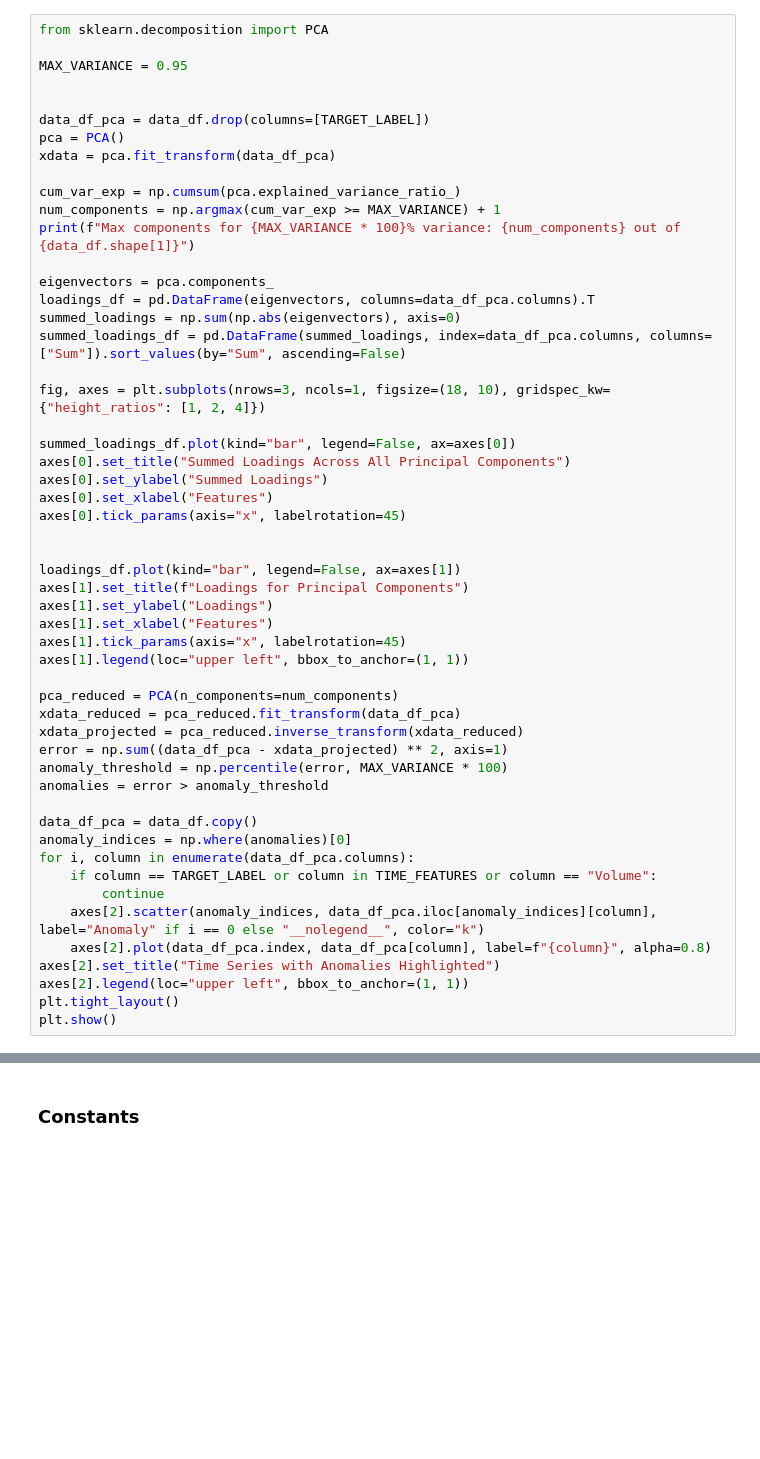
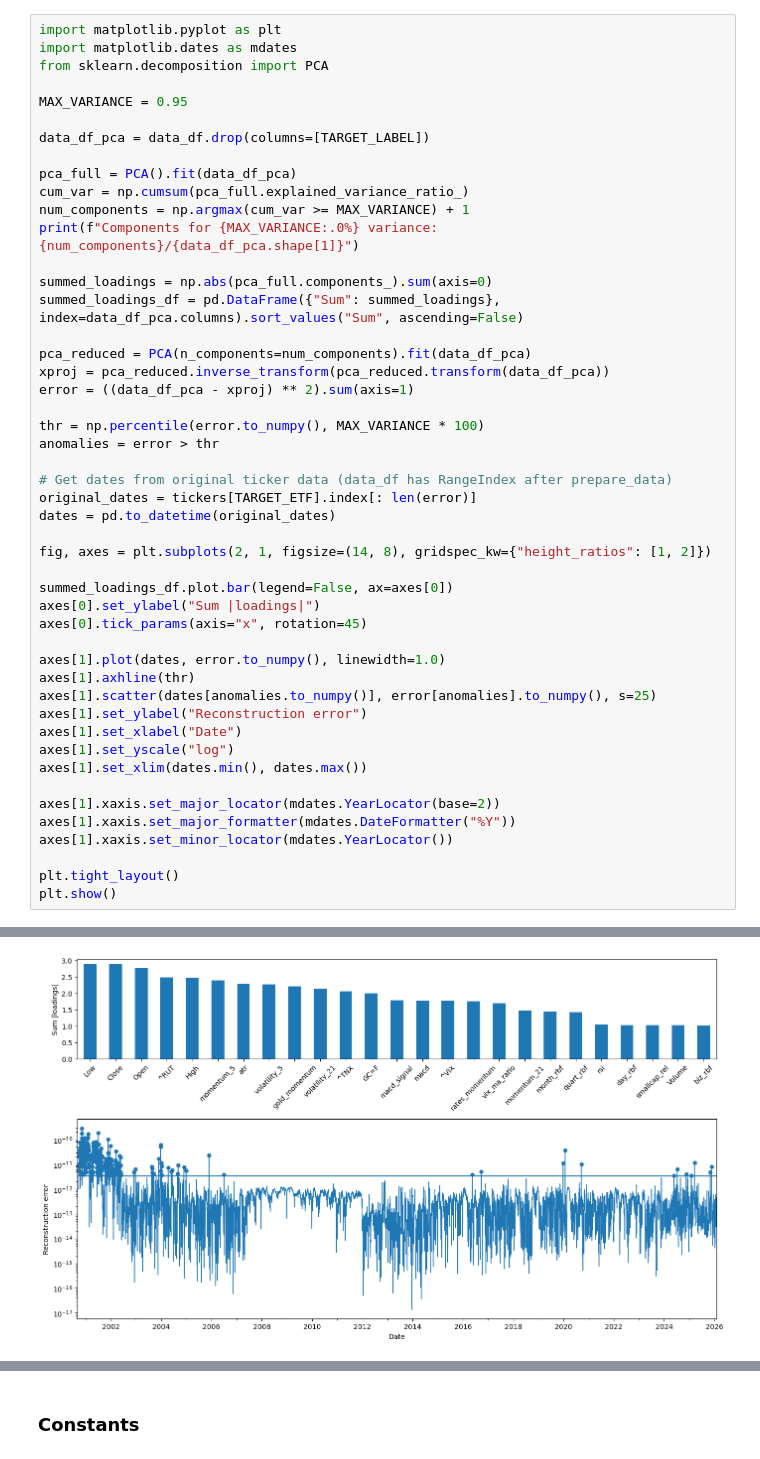
Before and after one commit to adamd1985/quant_research, a Jupyter notebook: tcn_signals_research.ipynb, the cells around one changed output, grey strips where cells are left out. Drawn from its saved outputs; the diff is of its cells as text; blank space fills up the shorter version.

```diff
--- a/tcn_signals_research.ipynb
+++ b/tcn_signals_research.ipynb
@@ -393,53 +415,49 @@ With this in mind, PCA will decompose these into components of meaningful varian
 # %%
+import matplotlib.pyplot as plt
+import matplotlib.dates as mdates
 from sklearn.decomposition import PCA
 
 MAX_VARIANCE = 0.95
 
+data_df_pca = data_df.drop(columns=[TARGET_LABEL])
 
-data_df_pca = data_df.drop(columns=[TARGET_LABEL])
-pca = PCA()
-xdata = pca.fit_transform(data_df_pca)
+pca_full = PCA().fit(data_df_pca)
+cum_var = np.cumsum(pca_full.explained_variance_ratio_)
+num_components = np.argmax(cum_var >= MAX_VARIANCE) + 1
+print(f"Components for {MAX_VARIANCE:.0%} variance: {num_components}/{data_df_pca.shape[1]}")
 
-cum_var_exp = np.cumsum(pca.explained_variance_ratio_)
-num_components = np.argmax(cum_var_exp >= MAX_VARIANCE) + 1
-print(f"Max components for {MAX_VARIANCE * 100}% variance: {num_components} out of {data_df.shape[1]}")
+summed_loadings = np.abs(pca_full.components_).sum(axis=0)
+summed_loadings_df = pd.DataFrame({"Sum": summed_loadings}, index=data_df_pca.columns).sort_values("Sum", ascending=False)
 
-eigenvectors = pca.components_
-loadings_df = pd.DataFrame(eigenvectors, columns=data_df_pca.columns).T
-summed_loadings = np.sum(np.abs(eigenvectors), axis=0)
-summed_loadings_df = pd.DataFrame(summed_loadings, index=data_df_pca.columns, columns=["Sum"]).sort_values(by="Sum", ascending=False)
+pca_reduced = PCA(n_components=num_components).fit(data_df_pca)
+xproj = pca_reduced.inverse_transform(pca_reduced.transform(data_df_pca))
+error = ((data_df_pca - xproj) ** 2).sum(axis=1)
 
-fig, axes = plt.subplots(nrows=3, ncols=1, figsize=(18, 10), gridspec_kw={"height_ratios": [1, 2, 4]})
+thr = np.percentile(error.to_numpy(), MAX_VARIANCE * 100)
+anomalies = error > thr
 
-summed_loadings_df.plot(kind="bar", legend=False, ax=axes[0])
-axes[0].set_title("Summed Loadings Across All Principal Components")
-axes[0].set_ylabel("Summed Loadings")
-axes[0].set_xlabel("Features")
-axes[0].tick_params(axis="x", labelrotation=45)
+# Get dates from original ticker data (data_df has RangeIndex after prepare_data)
+original_dates = tickers[TARGET_ETF].index[: len(error)]
+dates = pd.to_datetime(original_dates)
 
+fig, axes = plt.subplots(2, 1, figsize=(14, 8), gridspec_kw={"height_ratios": [1, 2]})
 
-loadings_df.plot(kind="bar", legend=False, ax=axes[1])
-axes[1].set_title(f"Loadings for Principal Components")
-axes[1].set_ylabel("Loadings")
-axes[1].set_xlabel("Features")
-axes[1].tick_params(axis="x", labelrotation=45)
-axes[1].legend(loc="upper left", bbox_to_anchor=(1, 1))
+summed_loadings_df.plot.bar(legend=False, ax=axes[0])
+axes[0].set_ylabel("Sum |loadings|")
+axes[0].tick_params(axis="x", rotation=45)
 
-pca_reduced = PCA(n_components=num_components)
-xdata_reduced = pca_reduced.fit_transform(data_df_pca)
-xdata_projected = pca_reduced.inverse_transform(xdata_reduced)
-error = np.sum((data_df_pca - xdata_projected) ** 2, axis=1)
-anomaly_threshold = np.percentile(error, MAX_VARIANCE * 100)
-anomalies = error > anomaly_threshold
+axes[1].plot(dates, error.to_numpy(), linewidth=1.0)
+axes[1].axhline(thr)
+axes[1].scatter(dates[anomalies.to_numpy()], error[anomalies].to_numpy(), s=25)
+axes[1].set_ylabel("Reconstruction error")
+axes[1].set_xlabel("Date")
+axes[1].set_yscale("log")
+axes[1].set_xlim(dates.min(), dates.max())
 
-data_df_pca = data_df.copy()
-anomaly_indices = np.where(anomalies)[0]
-for i, column in enumerate(data_df_pca.columns):
-    if column == TARGET_LABEL or column in TIME_FEATURES or column == "Volume":
-        continue
-    axes[2].scatter(anomaly_indices, data_df_pca.iloc[anomaly_indices][column], label="Anomaly" if i == 0 else "__nolegend__", color="k")
-    axes[2].plot(data_df_pca.index, data_df_pca[column], label=f"{column}", alpha=0.8)
-axes[2].set_title("Time Series with Anomalies Highlighted")
-axes[2].legend(loc="upper left", bbox_to_anchor=(1, 1))
+axes[1].xaxis.set_major_locator(mdates.YearLocator(base=2))
+axes[1].xaxis.set_major_formatter(mdates.DateFormatter("%Y"))
+axes[1].xaxis.set_minor_locator(mdates.YearLocator())
+
 plt.tight_layout()
 plt.show()
+# %% [output]
@@ -446 +465,2 @@ plt.show()
+[figure, added]
 # %% [markdown]
```
Also changed, not shown: parts of 90 cells of this notebook, 1 other file.
